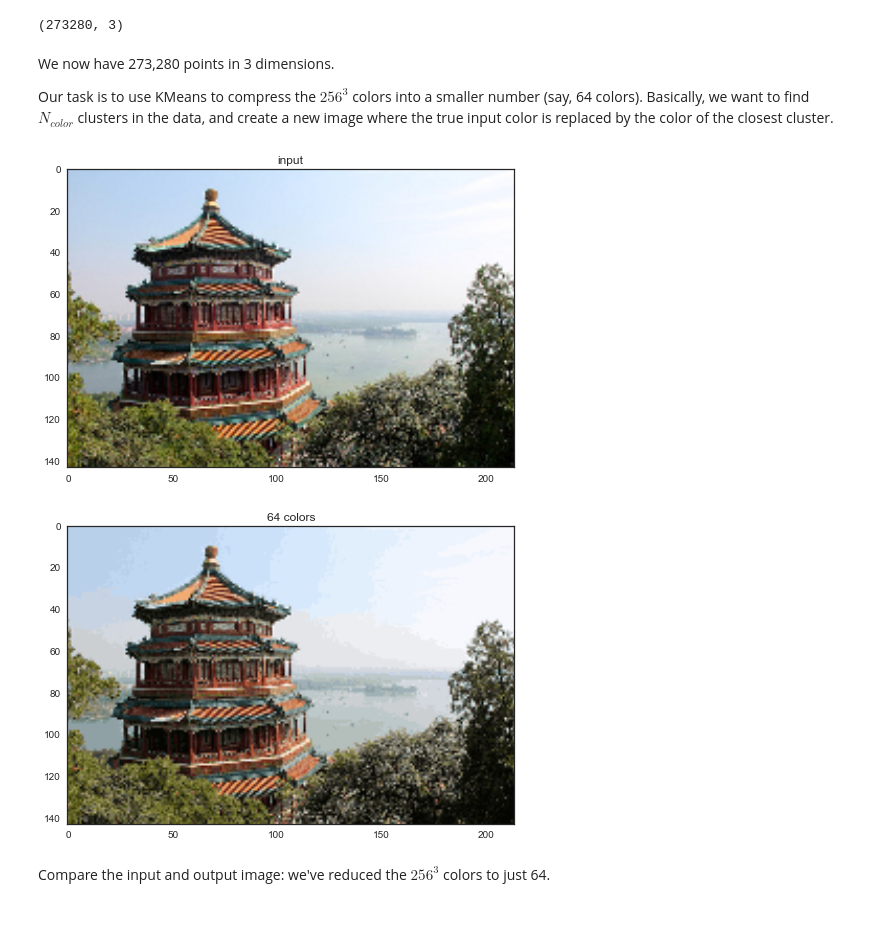
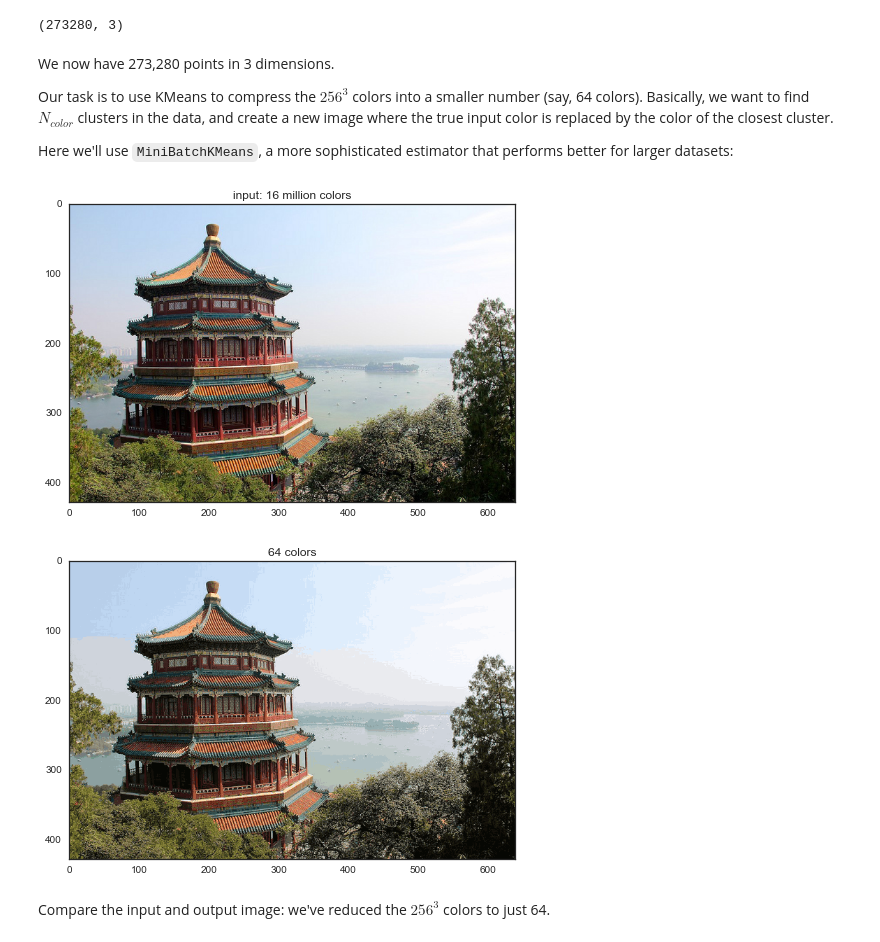
Before and after one commit to jakevdp/sklearn_tutorial, a Jupyter notebook: notebooks/04.2-Clustering-KMeans.ipynb, the cells around one changed output. Cells and saved outputs as stored; diff of their text form; code cells hidden in the pictures.

```diff
--- a/notebooks/04.2-Clustering-KMeans.ipynb
+++ b/notebooks/04.2-Clustering-KMeans.ipynb
@@ -179,3 +179,5 @@ print(X.shape)
 We now have 273,280 points in 3 dimensions.
 
 Our task is to use KMeans to compress the $256^3$ colors into a smaller number (say, 64 colors). Basically, we want to find $N_{color}$ clusters in the data, and create a new image where the true input color is replaced by the color of the closest cluster.
+
+Here we'll use ``MiniBatchKMeans``, a more sophisticated estimator that performs better for larger datasets:
@@ -182,27 +186,26 @@ Our task is to use KMeans to compress the $256^3$ colors into a smaller number (
 # %%
 # reduce the size of the image for speed
-image = china[::3, ::3]
 n_colors = 64
 
-X = (image / 255.0).reshape(-1, 3)
+X = (china / 255.0).reshape(-1, 3)
 
-model = KMeans(n_colors)
+model = MiniBatchKMeans(n_colors)
 labels = model.fit_predict(X)
 colors = model.cluster_centers_
-new_image = colors[labels].reshape(image.shape)
+new_image = colors[labels].reshape(china.shape)
 new_image = (255 * new_image).astype(np.uint8)
 
 # create and plot the new image
 with sns.axes_style('white'):
     plt.figure()
-    plt.imshow(image)
-    plt.title('input')
+    plt.imshow(china)
+    plt.title('input: 16 million colors')
 
     plt.figure()
     plt.imshow(new_image)
     plt.title('{0} colors'.format(n_colors))
 # %% [output]
-[figure, old version]
+[figure, new version]
-[figure, old version]
+[figure, new version]
 # %% [markdown]
 Compare the input and output image: we've reduced the $256^3$ colors to just 64.
```
Also changed, not shown: parts of 7 cells of this notebook, 8 other files.
